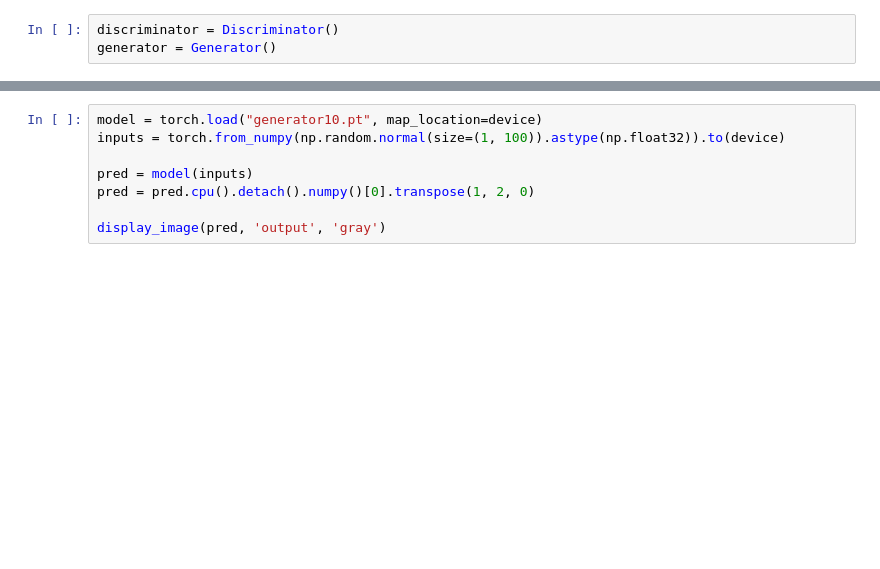
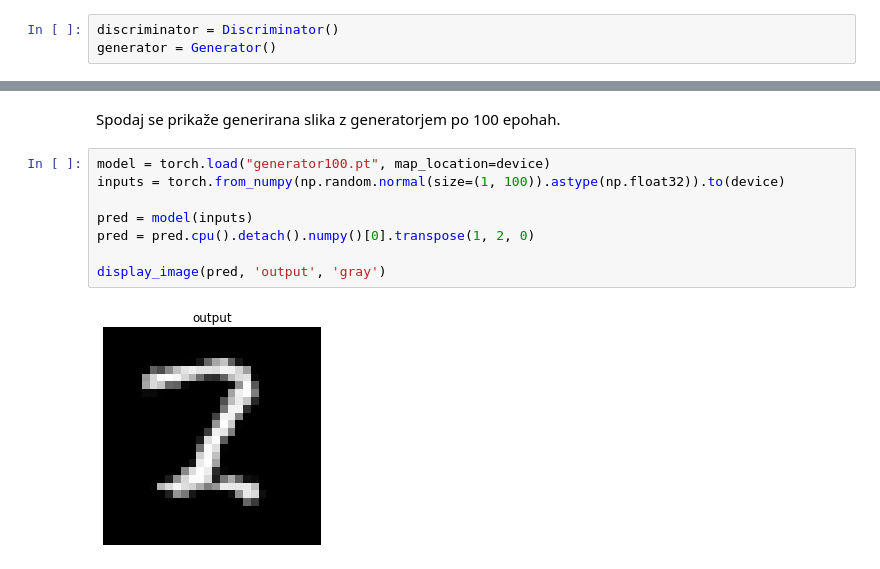
Before and after one commit to qlabfgerka/generative-models, a Jupyter notebook: generative-models.ipynb, the cells around one changed output, grey strips where cells are left out. Cells and saved outputs as stored; diff of their text form; blank space fills up the shorter version.

```diff
--- a/generative-models.ipynb
+++ b/generative-models.ipynb
@@ -201,8 +368,12 @@ train(discriminator, generator, images)
+# %% [markdown]
+Spodaj se prikaže generirana slika z generatorjem po 100 epohah.
 # %%
-model = torch.load("generator10.pt", map_location=device)
+model = torch.load("generator100.pt", map_location=device)
 inputs = torch.from_numpy(np.random.normal(size=(1, 100)).astype(np.float32)).to(device)
 
 pred = model(inputs)
 pred = pred.cpu().detach().numpy()[0].transpose(1, 2, 0)
 
 display_image(pred, 'output', 'gray')
+# %% [output]
+[figure, added]
```
Also changed, not shown: parts of 23 cells of this notebook.
